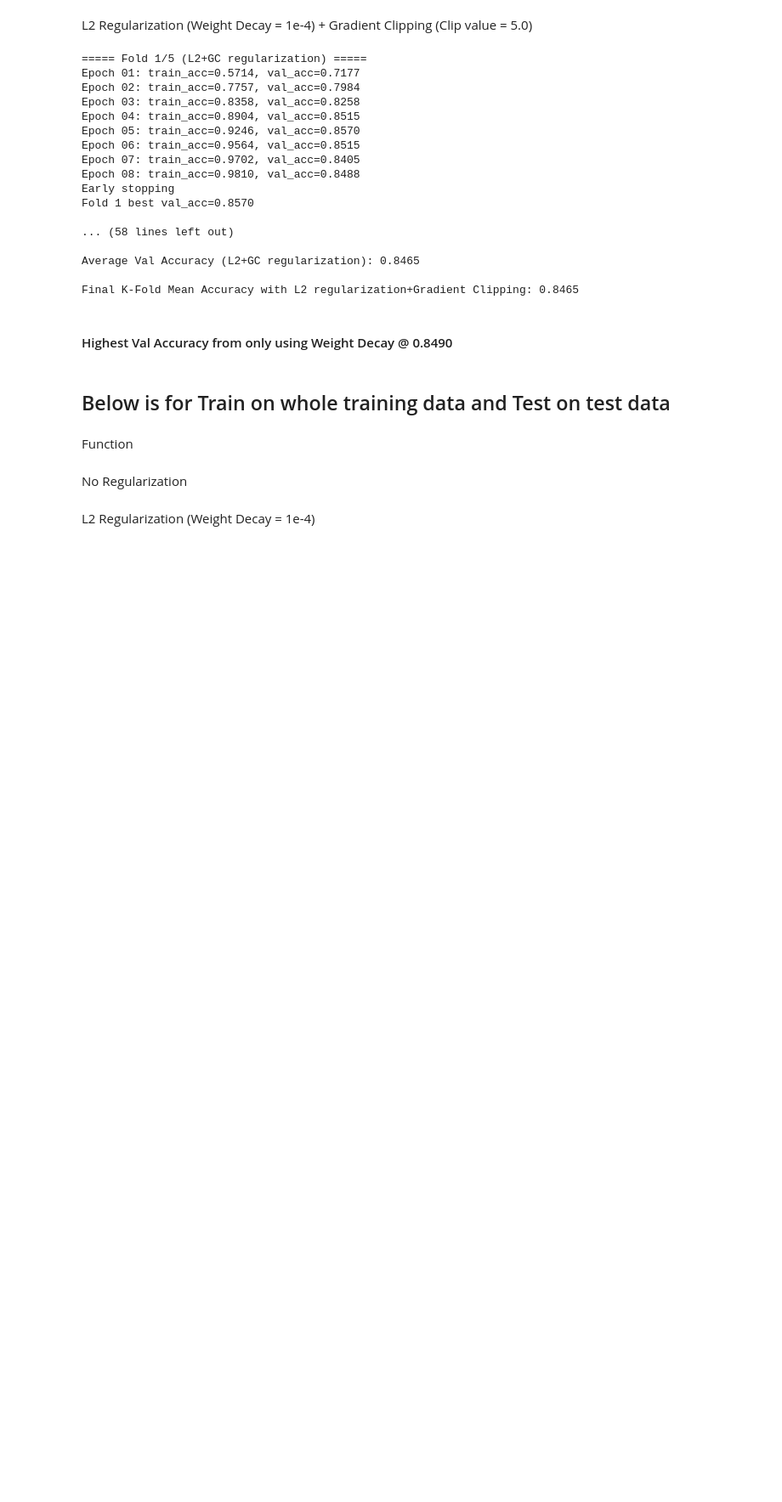
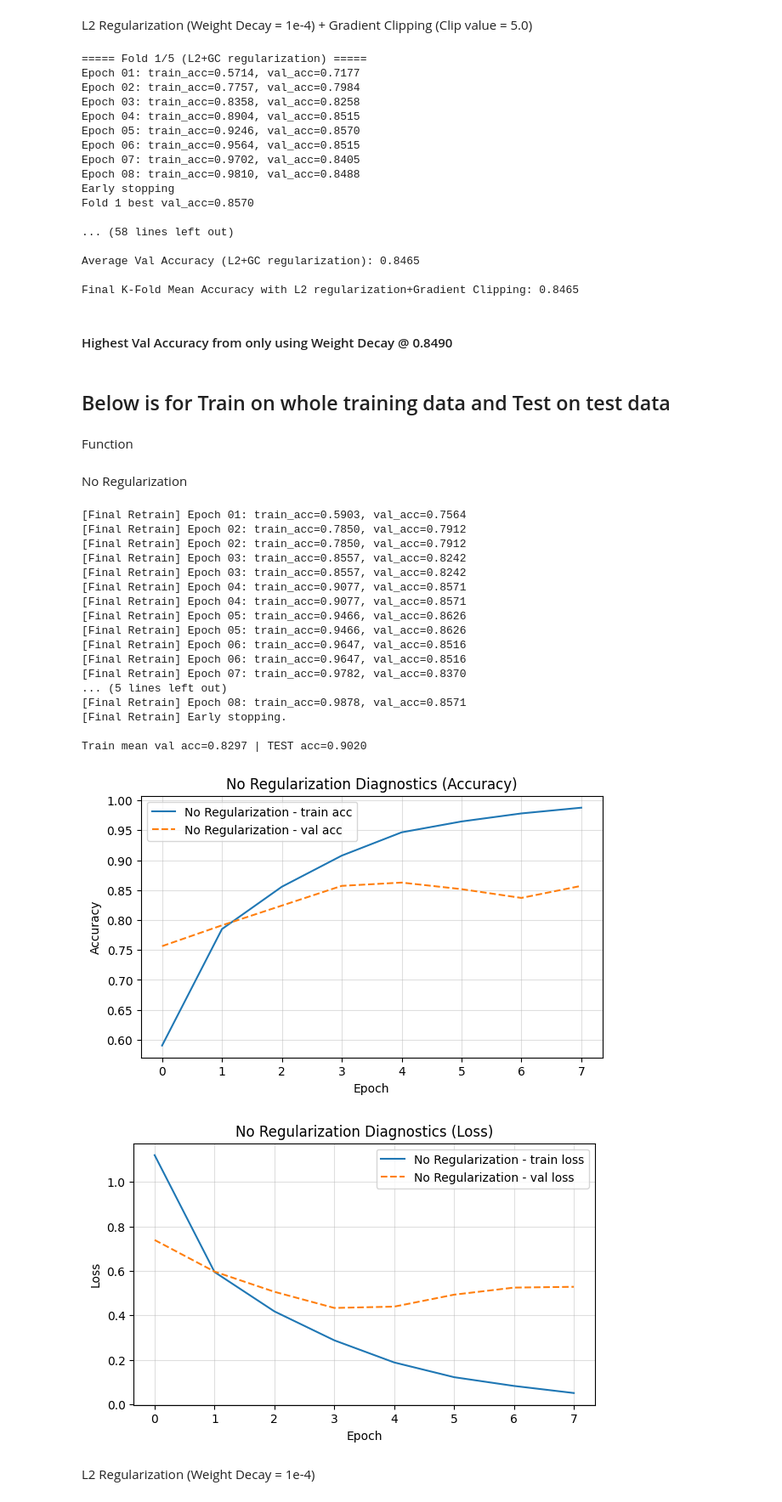
Before and after one commit to yukilam-space/SC4002-NLP, a Jupyter notebook: hs&yh/nlp_project_2.ipynb, the cells around one changed output. Shown: that part at 85% size. Saved outputs shown, nothing was run; the diff lists cells and outputs as text; code cells hidden in the pictures; blank space fills up the shorter version.

Commit message:
update regularization

```diff
--- a/hs&yh/nlp_project_2.ipynb
+++ b/hs&yh/nlp_project_2.ipynb
@@ -1354,12 +1354,14 @@ def train_kfold_config_L2_or_gc(k_folds, batch_size, lr, hidden_dim, *,
         optimizer = torch.optim.Adam(final_model.parameters(), lr=lr, weight_decay=weight_decay)
 
     best_state, best_val_acc, no_improve = None, -1.0, 0
-    fold_results = []
+
+    hist = {"train_acc": [], "val_acc": [], "train_loss": [], "val_loss": []}
     for epoch in range(1, max_epochs + 1):
         tr_loss, tr_acc = _train_epoch(full_tr_iter, final_model, criterion, optimizer, clip_value)
         va_loss, va_acc = _evaluate(full_va_iter, final_model, criterion)
         print(f"[Final Retrain] Epoch {epoch:02d}: train_acc={tr_acc:.4f}, val_acc={va_acc:.4f}")
-        fold_results.append(va_acc)
+        hist["train_loss"].append(tr_loss); hist["train_acc"].append(tr_acc)
+        hist["val_loss"].append(va_loss);   hist["val_acc"].append(va_acc)
 
         if va_acc > best_val_acc:
             best_val_acc, no_improve = va_acc, 0
@@ -1373,8 +1375,7 @@ def train_kfold_config_L2_or_gc(k_folds, batch_size, lr, hidden_dim, *,
     if best_state is not None:
         final_model.load_state_dict(best_state)
 
-    mean_acc = float(np.mean(fold_results))              # ✅ define the var you return
-    print(f"\nAverage Val Accuracy (L2+GC regularization): {mean_acc:.4f}")
+    mean_acc = float(np.mean(hist["val_acc"]))              # ✅ use validation accuracy history
 
     # -------- Evaluate once on TEST set (no training here) --------
     test_iter = data.BucketIterator(
@@ -1383,33 +1384,68 @@ def train_kfold_config_L2_or_gc(k_folds, batch_size, lr, hidden_dim, *,
         device=device, train=False, shuffle=False
     )
     test_loss, test_acc = _evaluate(test_iter, final_model, criterion)
-    print(f"\n[L2+GC] TEST accuracy = {test_acc:.4f}")
 
-    return mean_acc, float(test_acc)
+    return hist, mean_acc, float(test_acc)
+# %%
+def plot_history(histories, title="Learning Curves"):
+    plt.figure(figsize=(7,4))
+    for name, h in histories.items():
+        plt.plot(h["train_acc"], label=f"{name} - train acc")
+        plt.plot(h["val_acc"],   label=f"{name} - val acc", linestyle="--")
+    plt.xlabel("Epoch"); plt.ylabel("Accuracy"); plt.title(title + " (Accuracy)")
+    plt.grid(True, alpha=0.4); plt.legend(); plt.show()
+
+    plt.figure(figsize=(7,4))
+    for name, h in histories.items():
+        plt.plot(h["train_loss"], label=f"{name} - train loss")
+        plt.plot(h["val_loss"],   label=f"{name} - val loss", linestyle="--")
+    plt.xlabel("Epoch"); plt.ylabel("Loss"); plt.title(title + " (Loss)")
+    plt.grid(True, alpha=0.4); plt.legend(); plt.show()
 # %% [markdown]
 No Regularization
 # %%
-mean_acc_no, test_acc_no = train_kfold_config_L2_or_gc(
+hist, mean_acc_no, test_acc_no = train_kfold_config_L2_or_gc(
     k_folds=K_FOLDS,
     batch_size=best_batch_size,
     lr=best_lr,
     hidden_dim=best_hidden_dim,
     num_layers=NUM_LAYERS,
     bidirectional=BIDIRECTIONAL,
     dropout=DROPOUT,
     num_classes=NUM_CLASSES,
     full_dataset=train_data,    # training set only
     test_dataset=test_data,     # <-- add this
     pad_idx=PAD_IDX,
     device=device,
     embedding_layer=embedding_layer,
     max_epochs=MAX_EPOCHS,
     patience=PATIENCE,
     seed=SEED,
     weight_decay=None,          # L2
     clip_value=None              # GC
 )
 print(f"\nTrain mean val acc={mean_acc_no:.4f} | TEST acc={test_acc_no:.4f}")
+plot_history({"No Regularization": hist}, title="No Regularization Diagnostics")
+# %% [output]
+[Final Retrain] Epoch 01: train_acc=0.5903, val_acc=0.7564
+[Final Retrain] Epoch 02: train_acc=0.7850, val_acc=0.7912
+[Final Retrain] Epoch 02: train_acc=0.7850, val_acc=0.7912
+[Final Retrain] Epoch 03: train_acc=0.8557, val_acc=0.8242
+[Final Retrain] Epoch 03: train_acc=0.8557, val_acc=0.8242
+[Final Retrain] Epoch 04: train_acc=0.9077, val_acc=0.8571
+[Final Retrain] Epoch 04: train_acc=0.9077, val_acc=0.8571
+[Final Retrain] Epoch 05: train_acc=0.9466, val_acc=0.8626
+[Final Retrain] Epoch 05: train_acc=0.9466, val_acc=0.8626
+[Final Retrain] Epoch 06: train_acc=0.9647, val_acc=0.8516
+[Final Retrain] Epoch 06: train_acc=0.9647, val_acc=0.8516
+[Final Retrain] Epoch 07: train_acc=0.9782, val_acc=0.8370
+... (5 lines left out)
+[Final Retrain] Epoch 08: train_acc=0.9878, val_acc=0.8571
+[Final Retrain] Early stopping.
+
+Train mean val acc=0.8297 | TEST acc=0.9020
+[figure, added]
+[figure, added]
 # %% [markdown]
 L2 Regularization (Weight Decay = 1e-4)
 # %%
```
Also changed, not shown: parts of 5 cells of this notebook, 1 other file.
